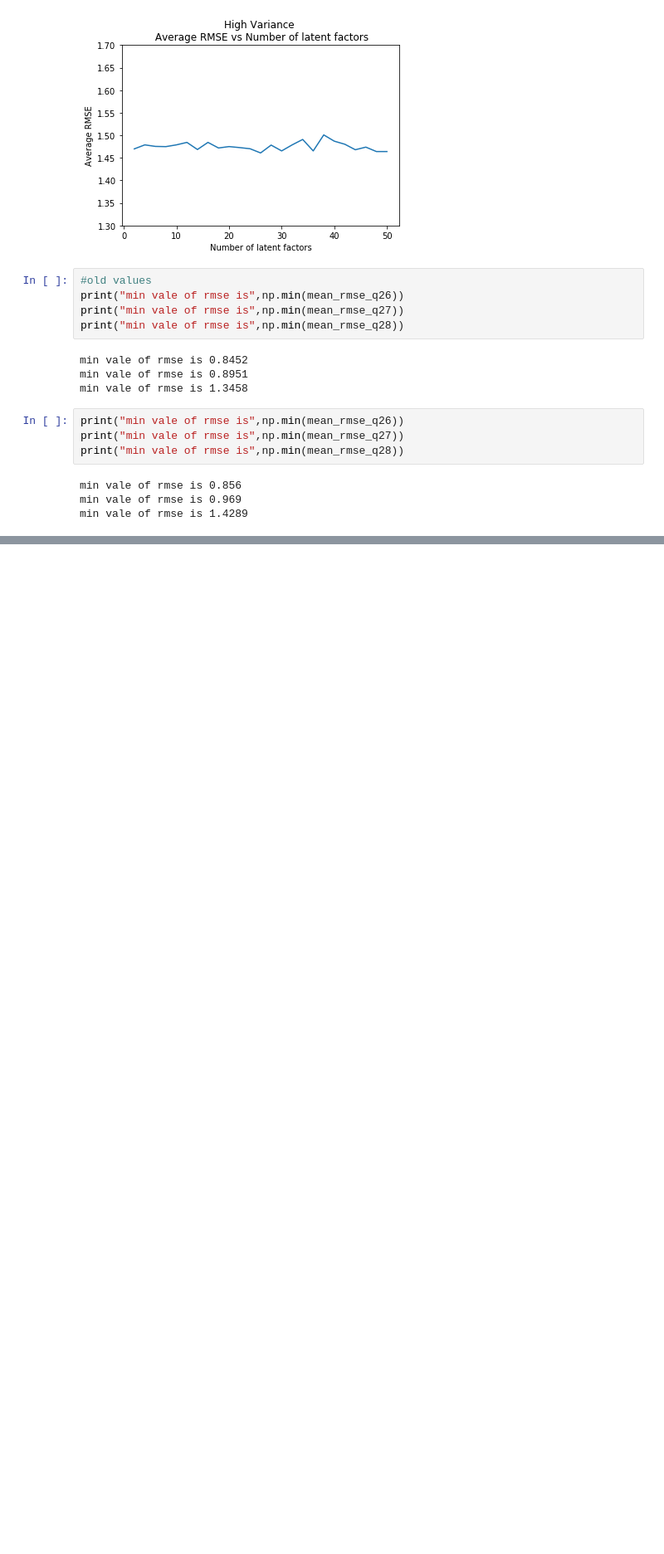
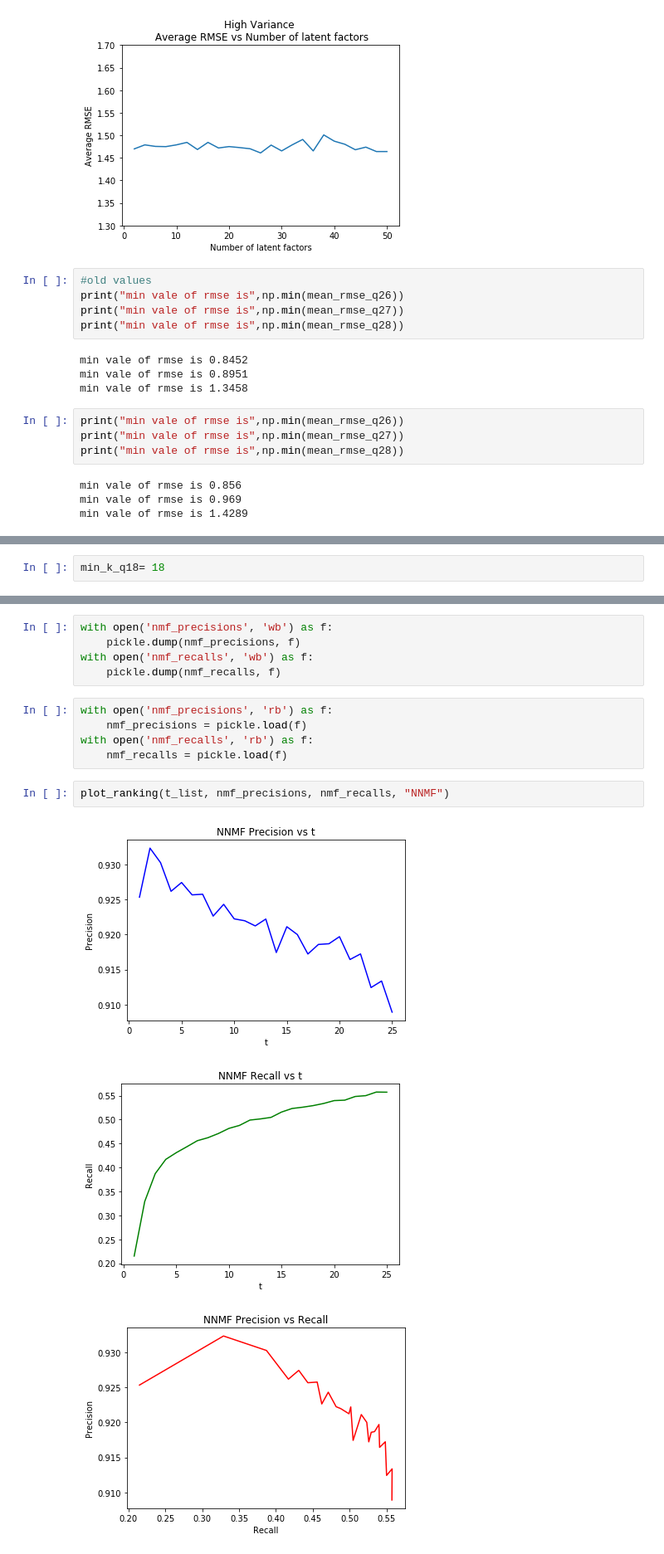
Before and after one commit to rupadevan94/large-scale-data-mining, a Jupyter notebook: Project3_1-29.ipynb, the cells around one changed output, grey strips where cells are left out. Shown at 83% size. Cells and saved outputs as stored; diff of their text form; blank space fills up the shorter version.

```diff
--- a/Project3_1-29.ipynb
+++ b/Project3_1-29.ipynb
@@ -1805,0 +1964,2 @@ min vale of rmse is 1.4289
+# %%
+min_k_q18= 18
@@ -1805,0 +2042,16 @@ min vale of rmse is 1.4289
+# %%
+with open('nmf_precisions', 'wb') as f:
+    pickle.dump(nmf_precisions, f)
+with open('nmf_recalls', 'wb') as f:
+    pickle.dump(nmf_recalls, f)
+# %%
+with open('nmf_precisions', 'rb') as f:
+    nmf_precisions = pickle.load(f)
+with open('nmf_recalls', 'rb') as f:
+    nmf_recalls = pickle.load(f)
+# %%
+plot_ranking(t_list, nmf_precisions, nmf_recalls, "NNMF")
+# %% [output]
+[figure, added]
+[figure, added]
+[figure, added]
```
Also changed, not shown: parts of 19 cells of this notebook.
